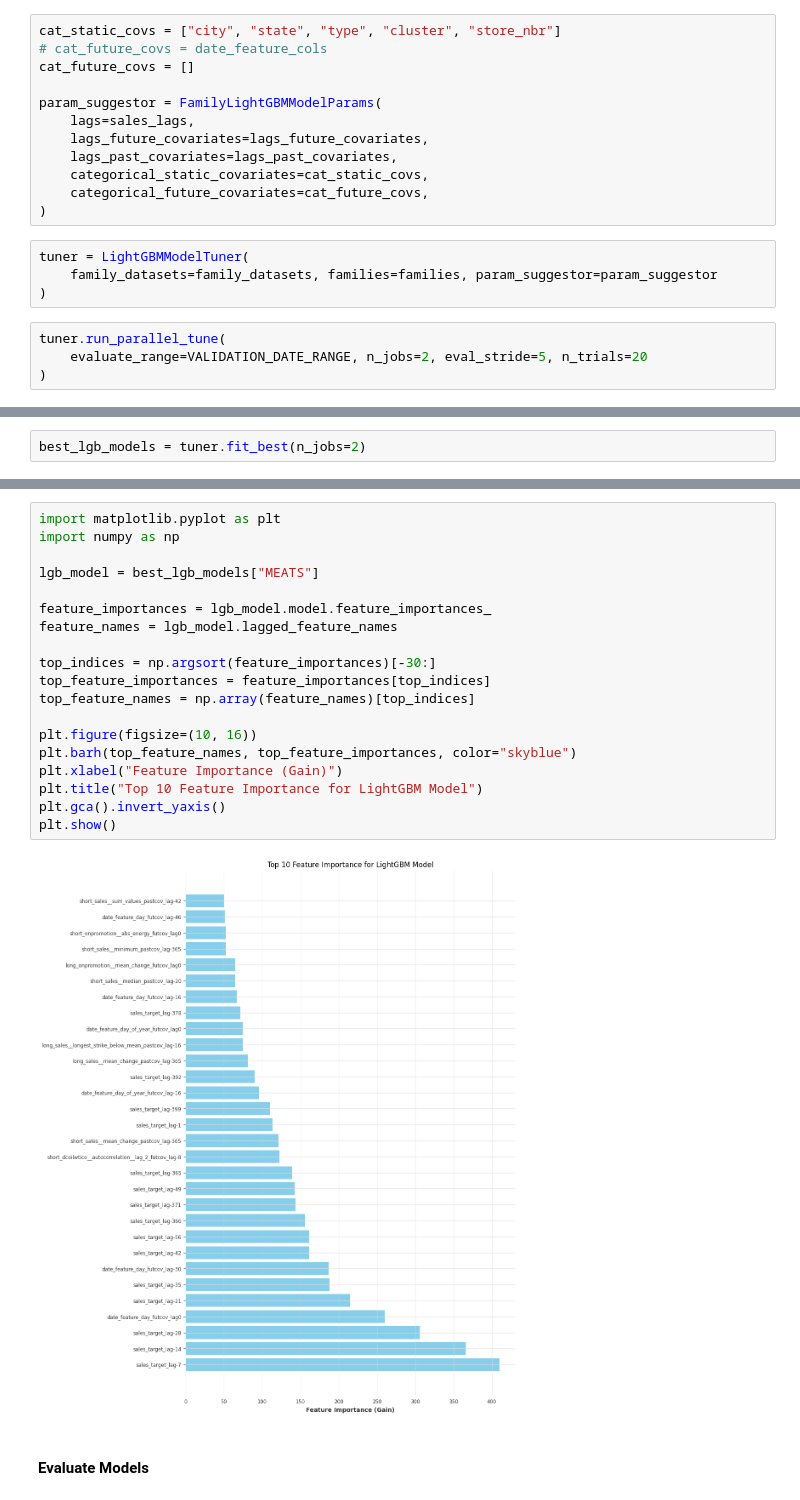
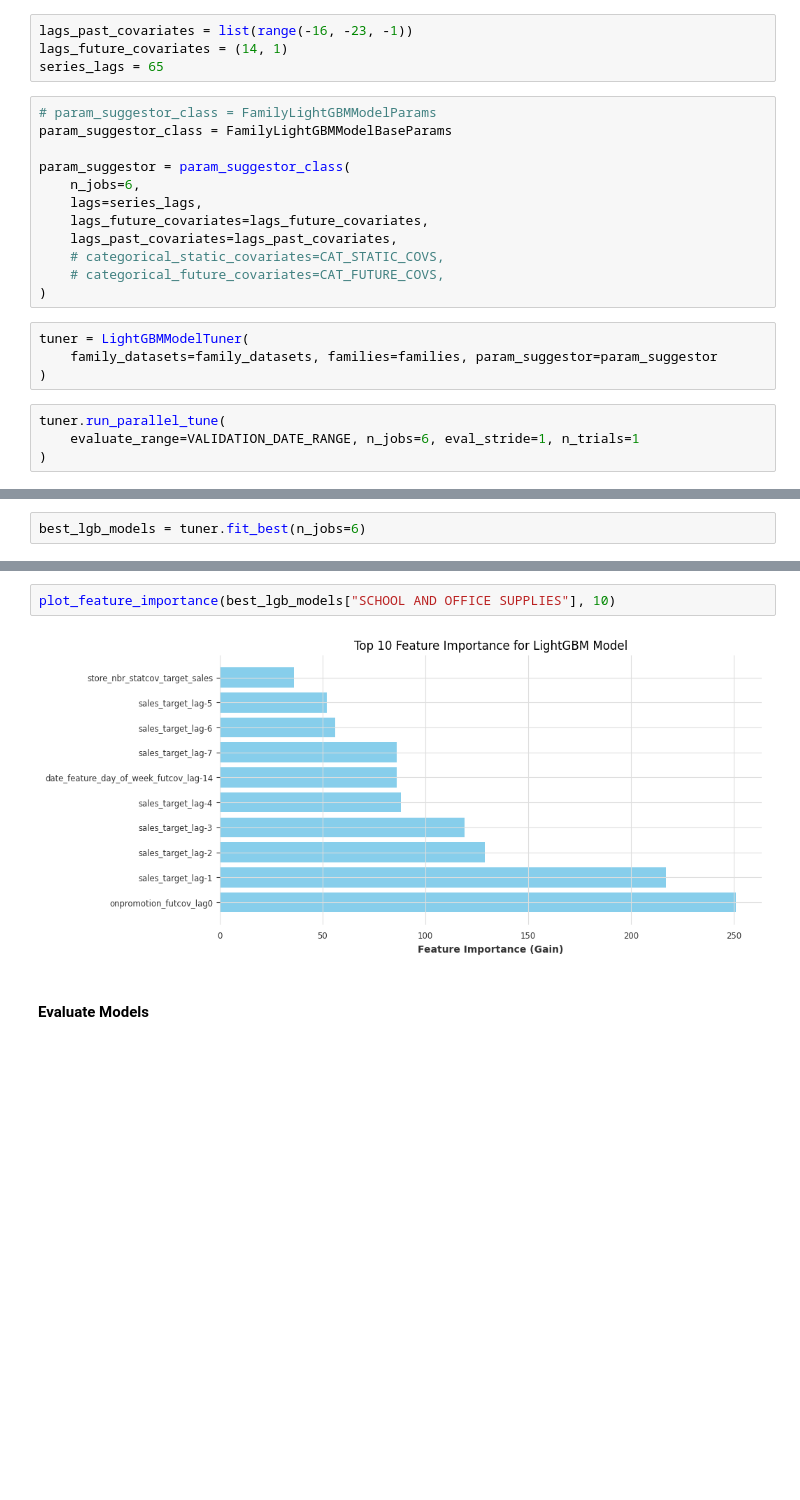
Before and after one commit to Tikhon-Radkevich/Store-Sales, a Jupyter notebook: notebooks/light_gbm/darts_light_gbm_implementation.ipynb, the cells around one changed output, grey strips where cells are left out. Drawn from its saved outputs; the diff is of its cells as text; blank space fills up the shorter version.

```diff
--- a/notebooks/light_gbm/darts_light_gbm_implementation.ipynb
+++ b/notebooks/light_gbm/darts_light_gbm_implementation.ipynb
@@ -236,14 +277,18 @@ optuna.logging.set_verbosity(optuna.logging.WARNING)
+# %%
+lags_past_covariates = list(range(-16, -23, -1))
+lags_future_covariates = (14, 1)
+series_lags = 65
 # %%
-cat_static_covs = ["city", "state", "type", "cluster", "store_nbr"]
-# cat_future_covs = date_feature_cols
-cat_future_covs = []
+# param_suggestor_class = FamilyLightGBMModelParams
+param_suggestor_class = FamilyLightGBMModelBaseParams
 
-param_suggestor = FamilyLightGBMModelParams(
-    lags=sales_lags,
+param_suggestor = param_suggestor_class(
+    n_jobs=6,
+    lags=series_lags,
     lags_future_covariates=lags_future_covariates,
     lags_past_covariates=lags_past_covariates,
-    categorical_static_covariates=cat_static_covs,
-    categorical_future_covariates=cat_future_covs,
+    # categorical_static_covariates=CAT_STATIC_COVS,
+    # categorical_future_covariates=CAT_FUTURE_COVS,
 )
 # %%
 tuner = LightGBMModelTuner(
@@ -251,5 +296,5 @@ tuner = LightGBMModelTuner(
 )
 # %%
 tuner.run_parallel_tune(
-    evaluate_range=VALIDATION_DATE_RANGE, n_jobs=2, eval_stride=5, n_trials=20
+    evaluate_range=VALIDATION_DATE_RANGE, n_jobs=6, eval_stride=1, n_trials=1
 )
@@ -256,2 +304,2 @@ tuner.run_parallel_tune(
 # %%
-best_lgb_models = tuner.fit_best(n_jobs=2)
+best_lgb_models = tuner.fit_best(n_jobs=6)
@@ -262,24 +329,7 @@ LightGBMModel(lags=[-1, -2, -3, -4, -5, -6, -7, -8, -9, -10, -11, -12, -13, -14,
 # %%
-import matplotlib.pyplot as plt
-import numpy as np
-
-lgb_model = best_lgb_models["MEATS"]
-
-feature_importances = lgb_model.model.feature_importances_
-feature_names = lgb_model.lagged_feature_names
-
-top_indices = np.argsort(feature_importances)[-30:]
-top_feature_importances = feature_importances[top_indices]
-top_feature_names = np.array(feature_names)[top_indices]
-
-plt.figure(figsize=(10, 16))
-plt.barh(top_feature_names, top_feature_importances, color="skyblue")
-plt.xlabel("Feature Importance (Gain)")
-plt.title("Top 10 Feature Importance for LightGBM Model")
-plt.gca().invert_yaxis()
-plt.show()
+plot_feature_importance(best_lgb_models["SCHOOL AND OFFICE SUPPLIES"], 10)
 # %% [output]
-[figure, old version]
+[figure, new version]
 # %% [markdown]
 #### Evaluate Models
 # %%
```
Also changed, not shown: parts of 51 cells of this notebook.
